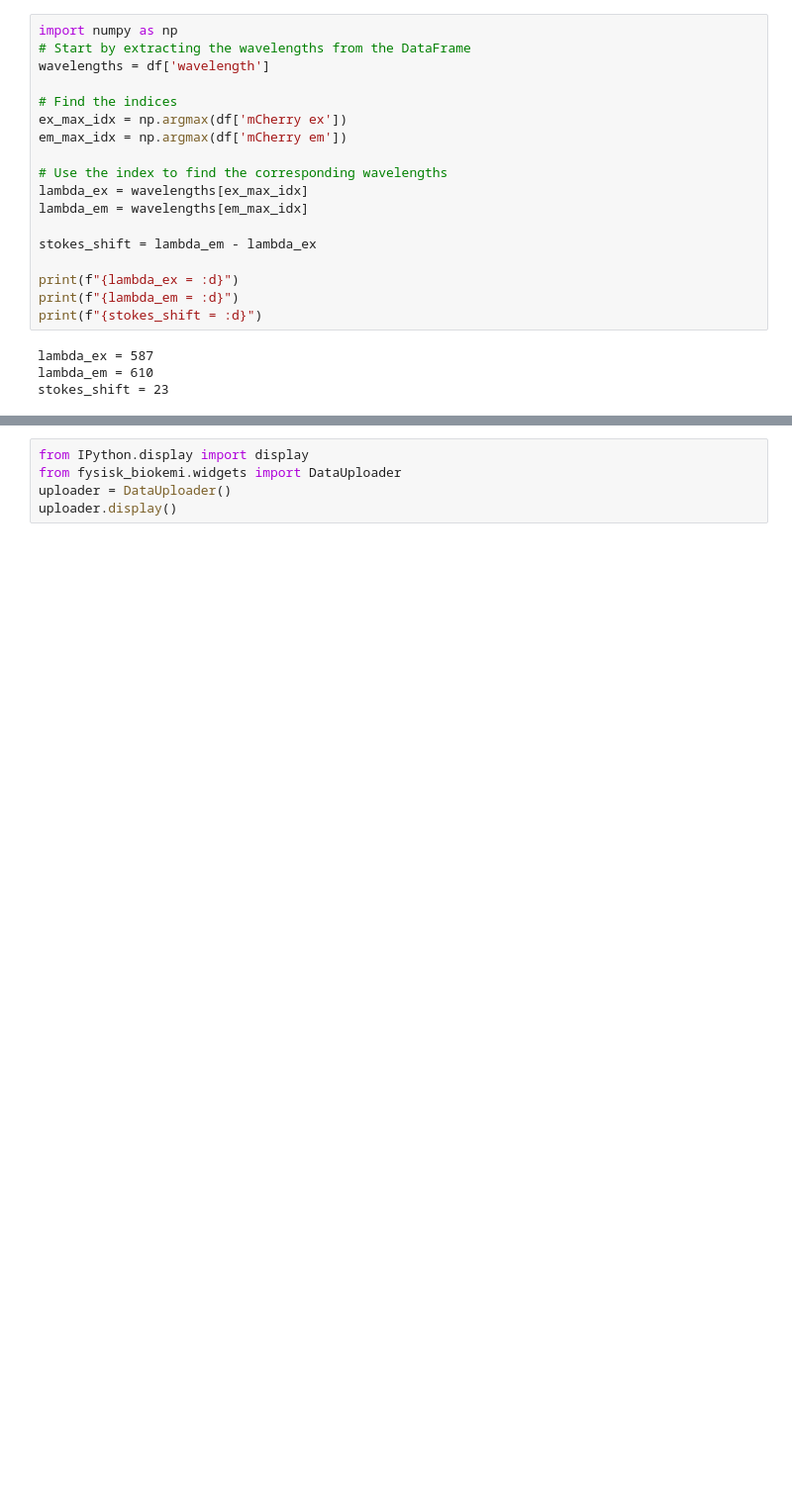
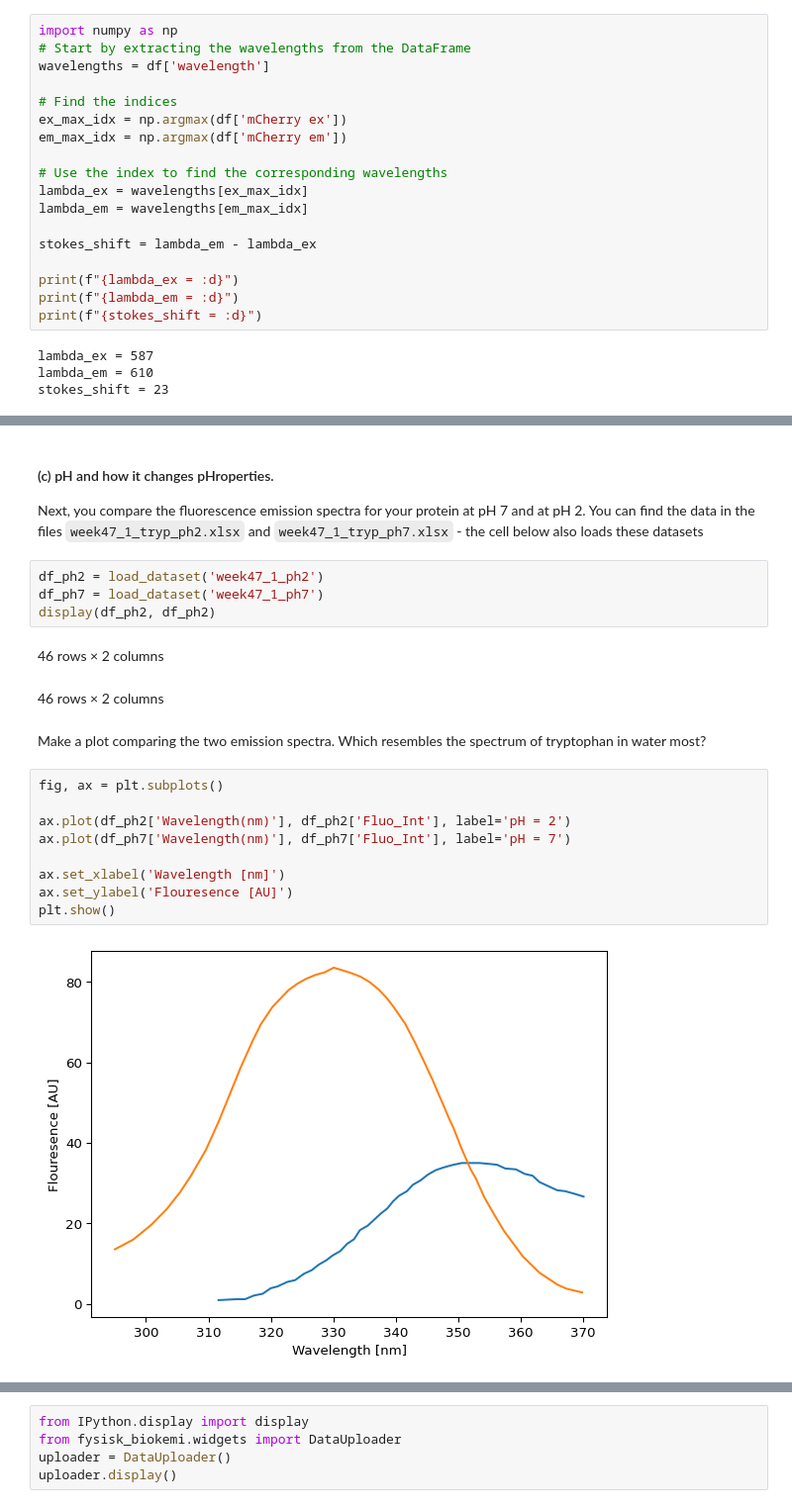
Before and after one commit to au-mbg/fysisk-biokemi, a Jupyter notebook: built_notebooks/master/week_47.ipynb, the cells around one changed output, grey strips where cells are left out. Shown at 99% size. Cells and saved outputs as stored; diff of their text form; blank space fills up the shorter version.

```diff
--- a/built_notebooks/master/week_47.ipynb
+++ b/built_notebooks/master/week_47.ipynb
@@ -239 +322,29 @@ stokes_shift = 23
+# %% [markdown]
+#### (c) pH and how it changes pHroperties.
+
+Next, you compare the fluorescence emission spectra for your protein at
+pH 7 and at pH 2. You can find the data in the files
+`week47_1_tryp_ph2.xlsx` and `week47_1_tryp_ph7.xlsx` - the cell below
+also loads these datasets
+# %%
+df_ph2 = load_dataset('week47_1_ph2')
+df_ph7 = load_dataset('week47_1_ph7')
+display(df_ph2, df_ph2)
+# %% [output]
+46 rows × 2 columns
+46 rows × 2 columns
+# %% [markdown]
+Make a plot comparing the two emission spectra. Which resembles the
+spectrum of tryptophan in water most?
+# %%
+fig, ax = plt.subplots()
+
+ax.plot(df_ph2['Wavelength(nm)'], df_ph2['Fluo_Int'], label='pH = 2')
+ax.plot(df_ph7['Wavelength(nm)'], df_ph7['Fluo_Int'], label='pH = 7')
+
+ax.set_xlabel('Wavelength [nm]')
+ax.set_ylabel('Flouresence [AU]')
+plt.show()
+# %% [output]
+[figure, added]
 # %% [markdown]
```
Also changed, not shown: parts of 14 cells of this notebook, 21 other files.
